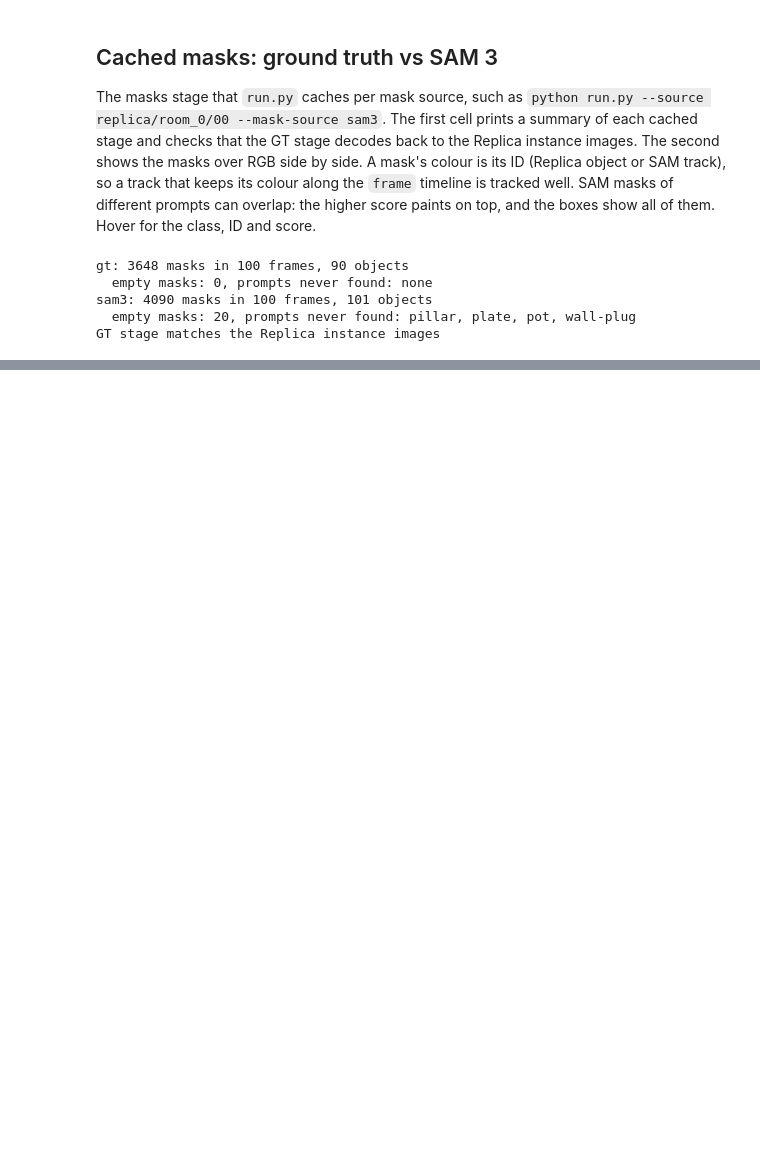
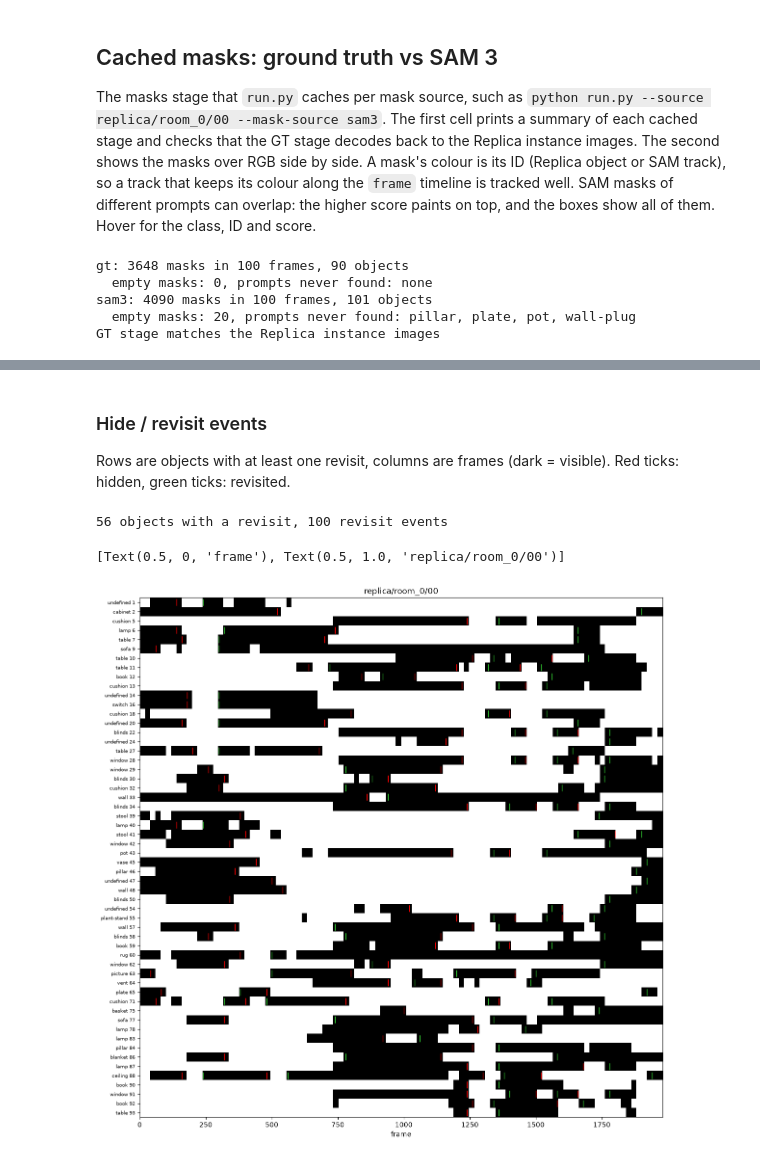
Before and after one commit to johanhroos/eai-project, a Jupyter notebook: notebooks/explore_data.ipynb, the cells around one changed output, grey strips where cells are left out. Drawn from its saved outputs; the diff is of its cells as text; code cells hidden in the pictures; blank space fills up the shorter version.

Commit message:
Add 3D box lifting and ground-truth hide/revisit events as run.py stages

```diff
--- a/notebooks/explore_data.ipynb
+++ b/notebooks/explore_data.ipynb
@@ -283,0 +345,13 @@ for i in replica.frame_numbers(STRIDE):
+# %%
+gt3d = {int(o): Box3D(lo, hi, 0) for o, lo, hi in zip(gt_boxes.object_id, gt_boxes.box_min, gt_boxes.box_max)}
+scores = {}
+for r in np.flatnonzero(boxes3d.n_points > 0):
+    oid = int(masks3d.sam_id[r])
+    if oid in gt3d:  # SAM track IDs are not Replica IDs, so this check is only meaningful with mask_source="gt"
+        pred = Box3D(boxes3d.box_min[r], boxes3d.box_max[r], int(boxes3d.n_points[r]))
+        scores.setdefault(oid, []).append((box_iou_3d(pred, gt3d[oid]), np.linalg.norm(pred.center - gt3d[oid].center)))
+
+print("lowest median IoU:")
+for oid, v in sorted(scores.items(), key=lambda kv: np.median([s[0] for s in kv[1]]))[:10]:
+    iou, err = np.median(v, axis=0)
+    print(f"{objects[oid].class_name:>14} ({oid}): IoU {iou:.2f}, centre error {err:.2f} m, over {len(v)} frames")
@@ -283,0 +370,20 @@ for i in replica.frame_numbers(STRIDE):
+# %%
+# Relative to object size: a 0.5 m centre error is huge for a lamp and small for a wall
+rows = []
+for oid, v in scores.items():
+    iou, err = np.median(v, axis=0)
+    size = gt3d[oid].size
+    rows.append((oid, iou, err, err / np.linalg.norm(size), size.max(), len(v)))
+rows = np.array(rows)
+
+compact = rows[:, 4] < 1.0  # largest GT dimension under 1 m
+for name, sel in [("compact objects (< 1 m)", compact), ("large objects", ~compact)]:
+    if sel.any():
+        print(f"{name}: {sel.sum()} objects, median IoU {np.median(rows[sel, 1]):.2f}, "
+              f"median centre error {np.median(rows[sel, 2]):.2f} m = {np.median(rows[sel, 3]):.0%} of the box diagonal")
+
+print("\nworst compact objects by centre error relative to size:")
+idx = np.flatnonzero(compact)
+for r in rows[idx[np.argsort(-rows[idx, 3])][:8]]:
+    print(f"{objects[int(r[0])].class_name:>14} ({int(r[0])}): IoU {r[1]:.2f}, centre error {r[2]:.2f} m "
+          f"({r[3]:.0%} of diagonal), size {r[4]:.2f} m, {int(r[5])} frames")
@@ -283,0 +403,19 @@ for i in replica.frame_numbers(STRIDE):
+# %% [markdown]
+### Hide / revisit events
+
+Rows are objects with at least one revisit, columns are frames (dark = visible). Red ticks: hidden, green ticks: revisited.
+# %%
+frames3d, pixels3d = lift3d.visibility_pixels(run3d)
+oids = sorted(set(events.object_id.tolist()))
+print(f"{len(oids)} objects with a revisit, {(events.kind == 1).sum()} revisit events")
+
+fig, ax = plt.subplots(figsize=(14, max(3, 0.25 * len(oids))))
+ax.imshow(pixels3d[:, oids].T >= lift3d.MIN_PIXELS, aspect="auto", cmap="Greys", extent=[0, frames3d[-1], len(oids), 0])
+for oid, f, kind in zip(events.object_id, events.frame, events.kind, strict=True):
+    ax.plot(f, oids.index(int(oid)) + 0.5, "|", color="limegreen" if kind else "red", ms=10)
+ax.set_yticks(np.arange(len(oids)) + 0.5, [f"{objects[o].class_name} {o}" for o in oids], fontsize=7)
+ax.set(xlabel="frame", title=run3d.source)
+# %% [output]
+56 objects with a revisit, 100 revisit events
+[Text(0.5, 0, 'frame'), Text(0.5, 1.0, 'replica/room_0/00')]
+[figure, added]
```
Also changed, not shown: parts of 11 cells of this notebook, 4 other files.
